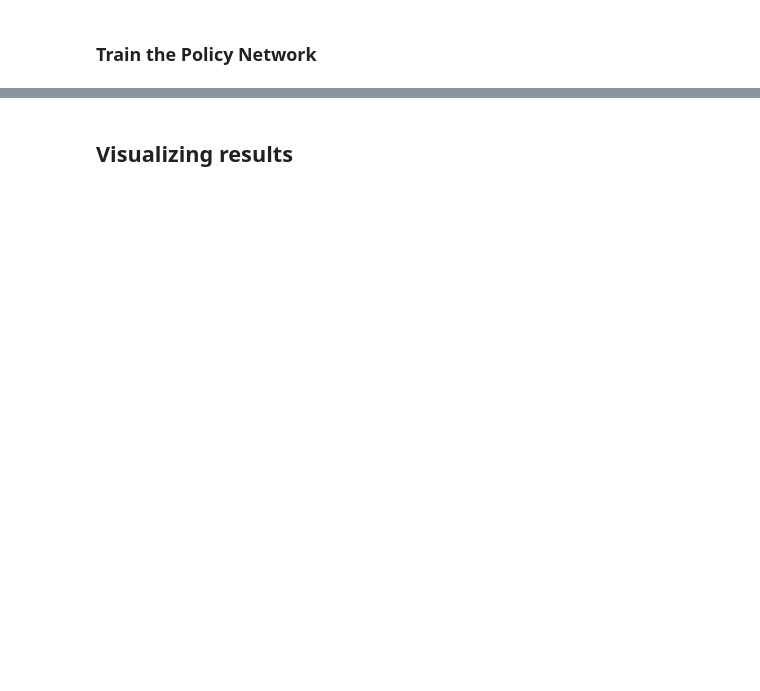
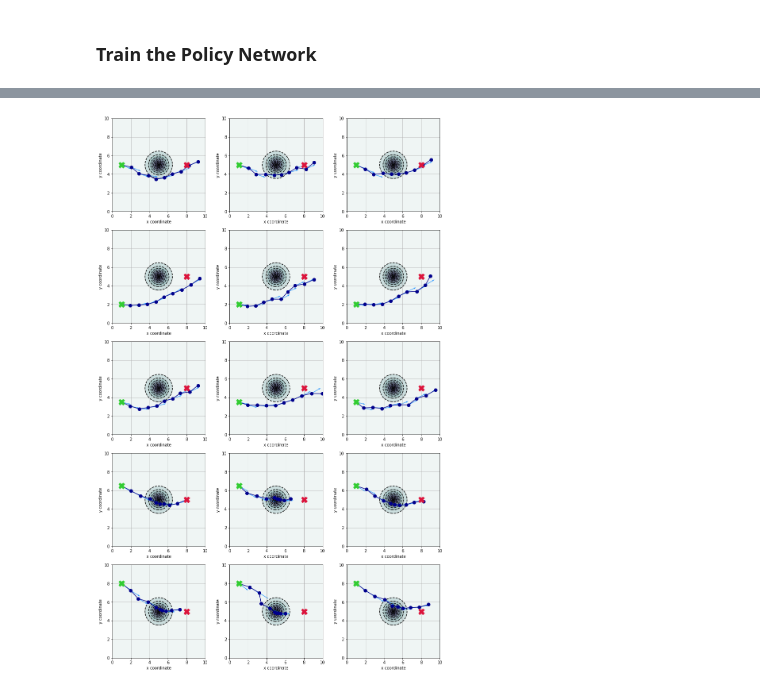
Before and after one commit to thiagopbueno/mdps-in-tensorflow, a Jupyter notebook: notebooks/MDPs in TensorFlow - Navigation with Noisy Transitions.ipynb, the cells around one changed output, grey strips where cells are left out. Saved outputs shown, nothing was run; the diff lists cells and outputs as text; code cells hidden in the pictures; blank space fills up the shorter version.

Commit message:
Refactor TF-MDP navigation with noise

```diff
--- a/notebooks/MDPs in TensorFlow - Navigation with Noisy Transitions.ipynb
+++ b/notebooks/MDPs in TensorFlow - Navigation with Noisy Transitions.ipynb
@@ -262,0 +331,15 @@ losses, variables, uptime = train(batch_size, max_time, epoch, learning_rate)
+# %%
+tf.reset_default_graph()
+
+grid_size = 10
+initial_states_grid, batch_size = build_initial_states_grid(grid_size, grid_size)
+initial_state = tf.constant(initial_states_grid)
+
+with tf.variable_scope('rnn'):
+    action = policy(initial_state)
+    assert(initial_state.shape == action.shape)
+
+saver = tf.train.Saver()
+with tf.Session() as sess:
+    saver.restore(sess, 'models/model.ckpt')
+    actions = sess.run(action)
@@ -263,13 +414,15 @@ losses, variables, uptime = train(batch_size, max_time, epoch, learning_rate)
 # %%
 def simulate(series, batch_size=1, max_time=10):
+    saver = tf.train.Saver()
+
     with tf.Session() as sess:
-        # initialize variables
-        sess.run(tf.global_variables_initializer())
+        # restore learned policy model
+        saver.restore(sess, 'models/model.ckpt')
 
         # sample noise data
         inputs_data = np.random.normal(size=(batch_size, max_time, 1)).astype(np.float32)
 
-        # run MDP series
+        # simulate MDP trajectories
         result = sess.run(series, feed_dict={inputs: inputs_data})
     return result
 # %%
@@ -332,2 +460,0 @@ r_series, s_series, a_series, n_series, cos_sin = simulate([rewards, states, act
-# %% [markdown]
-## Visualizing results
@@ -345,5 +461,5 @@ plt.grid()
 # %%
-def plot_navigation(ax, start, end, s_series, a_series, deceleration=True, initial=False):
+def plot_simulation(ax, start, end, s_series, a_series, deceleration=True, initial=False):
     # params
     xlim, ylim = params['size']
     xcenter, ycenter = params['center']
@@ -352,22 +468,17 @@ def plot_navigation(ax, start, end, s_series, a_series, deceleration=True, initi
     ax.axis([0.0, xlim, 0.0, ylim])
     ax.set_aspect('equal')
     ax.grid()
-#     ax.title("Navigation trajectory and deceleration zone", fontweight="bold", fontsize=16)
     ax.set_xlabel("x coordinate")
     ax.set_ylabel("y coordinate")
-#     ax.legend(loc='lower right')
 
     if deceleration:
         npoints = 1000
         X, Y = np.meshgrid(np.linspace(0.0, xlim, npoints), np.linspace(0.0, ylim, npoints))
         D = np.sqrt((X - xcenter) ** 2 + (Y - ycenter) ** 2)
         Lambda = 2 / (1 + np.exp(-params['decay'] * D)) - 1.00
-
         ticks = np.arange(0.0, 1.01, 0.10)
         cp = ax.contourf(X, Y, Lambda, ticks, cmap=plt.cm.bone)
-        # ax.colorbar(cp, ticks=ticks)
         cp = ax.contour(X, Y, Lambda, ticks, colors='black', linestyles='dashed')
-        # ax.clabel(cp, inline=True, fontsize=10)
 
     if initial:
         initial_states_x = [ p[0] for p in initial_states_grid ]
@@ -389,12 +500,14 @@ def plot_navigation(ax, start, end, s_series, a_series, deceleration=True, initi
 # %%
 start, end = params['initial'], params['goal']
 fig = plt.figure(figsize=(15, 25))
 num_plots = int(initial_state.shape[0])
 deltas = [0] + delta
 rows = len(deltas)
 cols = num_plots // len(deltas)
 for i in range(num_plots):
     ax = fig.add_subplot(len(deltas),num_plots/len(deltas),i+1)
     idx = i//cols
     start = (params['initial'][0], params['initial'][1] + deltas[idx])
-    plot_navigation(ax, start, end, s_series[i], a_series[i])
+    plot_simulation(ax, start, end, states[i], actions[i])
+# %% [output]
+[figure, added]
```
Also changed, not shown: parts of 24 cells of this notebook, 1 other file.
